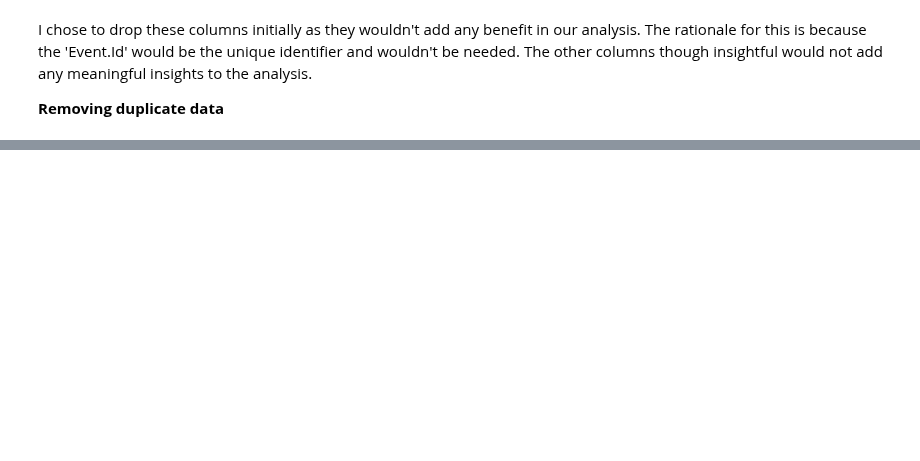
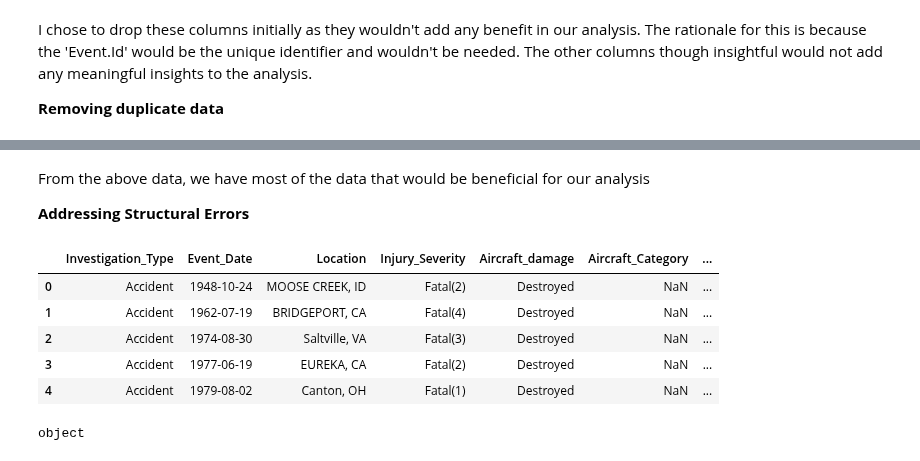
Before and after one commit to rongachoka/Aviation_EDA, a Jupyter notebook: aircraft_safety/analysis_draft.ipynb, the cells around one changed output, grey strips where cells are left out. Saved outputs shown, nothing was run; the diff lists cells and outputs as text; code cells hidden in the pictures; blank space fills up the shorter version.

```diff
--- a/aircraft_safety/analysis_draft.ipynb
+++ b/aircraft_safety/analysis_draft.ipynb
@@ -346,0 +354,20 @@ Accident.Number                 36        0.04          82230
+# %% [markdown]
+From the above data, we have most of the data that would be beneficial for our analysis
+
+**Addressing Structural Errors**
+# %%
+# Replacing . with _
+us_df.columns = us_df.columns.str.replace('.', '_')
+
+us_df.head()
+# %% [output]
+|  | Investigation_Type | Event_Date | Location | Injury_Severity | Aircraft_damage | Aircraft_Category | ... |
+| 0 | Accident | 1948-10-24 | MOOSE CREEK, ID | Fatal(2) | Destroyed | NaN | ... |
+| 1 | Accident | 1962-07-19 | BRIDGEPORT, CA | Fatal(4) | Destroyed | NaN | ... |
+| 2 | Accident | 1974-08-30 | Saltville, VA | Fatal(3) | Destroyed | NaN | ... |
+| 3 | Accident | 1977-06-19 | EUREKA, CA | Fatal(2) | Destroyed | NaN | ... |
+| 4 | Accident | 1979-08-02 | Canton, OH | Fatal(1) | Destroyed | NaN | ... |
+# %%
+print(us_df["Event_Date"].dtypes)
+# %% [output]
+object
```
Also changed, not shown: parts of 17 cells of this notebook.
